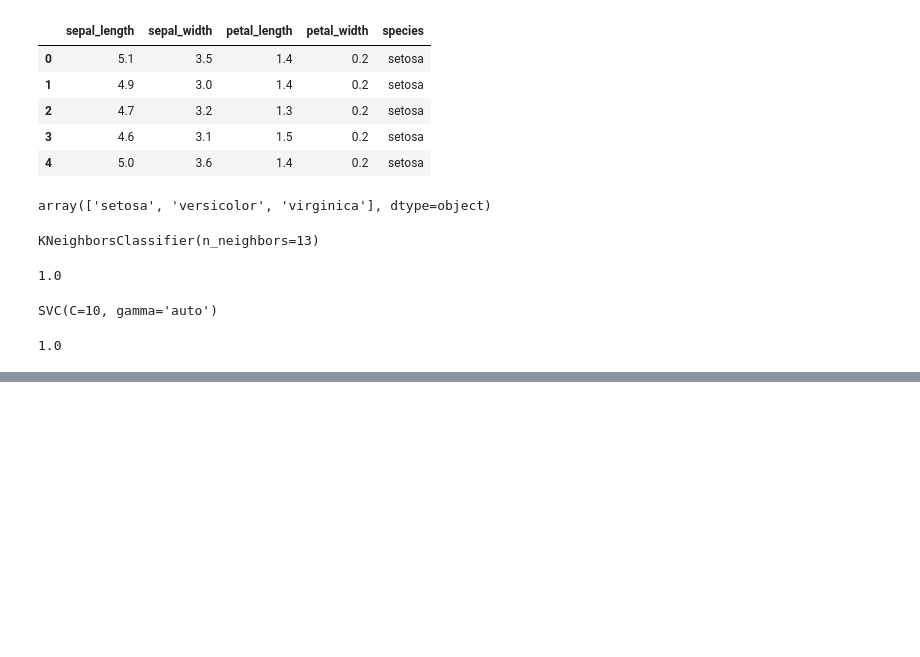
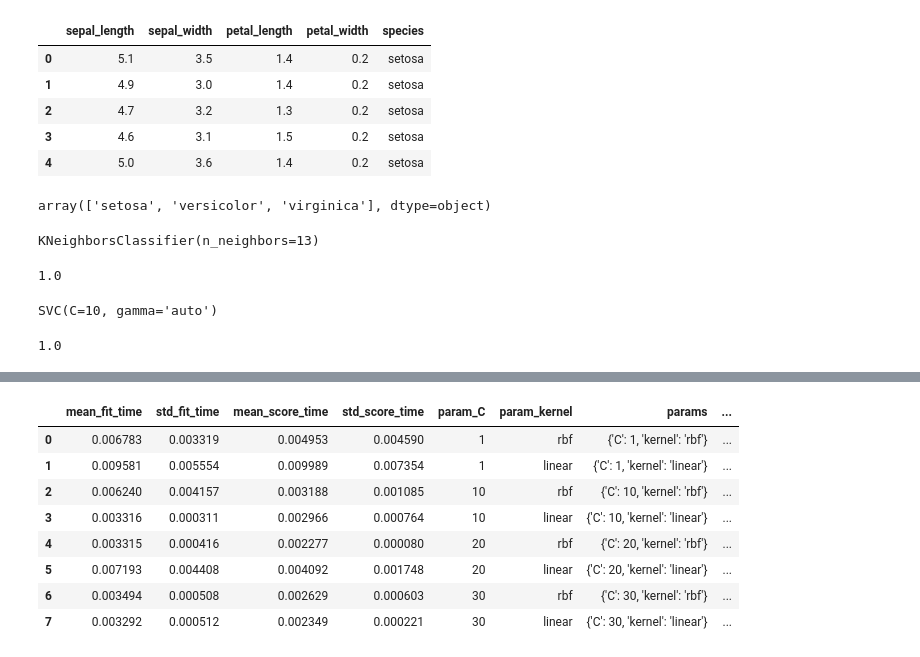
Before and after one commit to OmkarParhad88/ML-GridSearchCV, a Jupyter notebook: GridSearchCV.ipynb, the cells around one changed output, grey strips where cells are left out. Saved outputs shown, nothing was run; the diff lists cells and outputs as text; code cells hidden in the pictures; blank space fills up the shorter version.

Commit message:
GridSearchCV of svm model

```diff
--- a/GridSearchCV.ipynb
+++ b/GridSearchCV.ipynb
@@ -51,0 +54,7 @@ model_svm.score(X_test,y_test)
+# %%
+classifier = GridSearchCV((model_svm),{
+    'C' : [1,10,20,30],
+    'kernel' :['rbf','linear'],
+},cv = 5,return_train_score = False)
+# %%
+classifier.fit(X,y)
@@ -51,0 +84,14 @@ model_svm.score(X_test,y_test)
+# %%
+results = pd.DataFrame(classifier.cv_results_)
+# %%
+results
+# %% [output]
+|  | mean_fit_time | std_fit_time | mean_score_time | std_score_time | param_C | param_kernel | params | ... |
+| 0 | 0.006783 | 0.003319 | 0.004953 | 0.004590 | 1 | rbf | {'C': 1, 'kernel': 'rbf'} | ... |
+| 1 | 0.009581 | 0.005554 | 0.009989 | 0.007354 | 1 | linear | {'C': 1, 'kernel': 'linear'} | ... |
+| 2 | 0.006240 | 0.004157 | 0.003188 | 0.001085 | 10 | rbf | {'C': 10, 'kernel': 'rbf'} | ... |
+| 3 | 0.003316 | 0.000311 | 0.002966 | 0.000764 | 10 | linear | {'C': 10, 'kernel': 'linear'} | ... |
+| 4 | 0.003315 | 0.000416 | 0.002277 | 0.000080 | 20 | rbf | {'C': 20, 'kernel': 'rbf'} | ... |
+| 5 | 0.007193 | 0.004408 | 0.004092 | 0.001748 | 20 | linear | {'C': 20, 'kernel': 'linear'} | ... |
+| 6 | 0.003494 | 0.000508 | 0.002629 | 0.000603 | 30 | rbf | {'C': 30, 'kernel': 'rbf'} | ... |
+| 7 | 0.003292 | 0.000512 | 0.002349 | 0.000221 | 30 | linear | {'C': 30, 'kernel': 'linear'} | ... |
```
Also changed, not shown: parts of 4 cells of this notebook.
